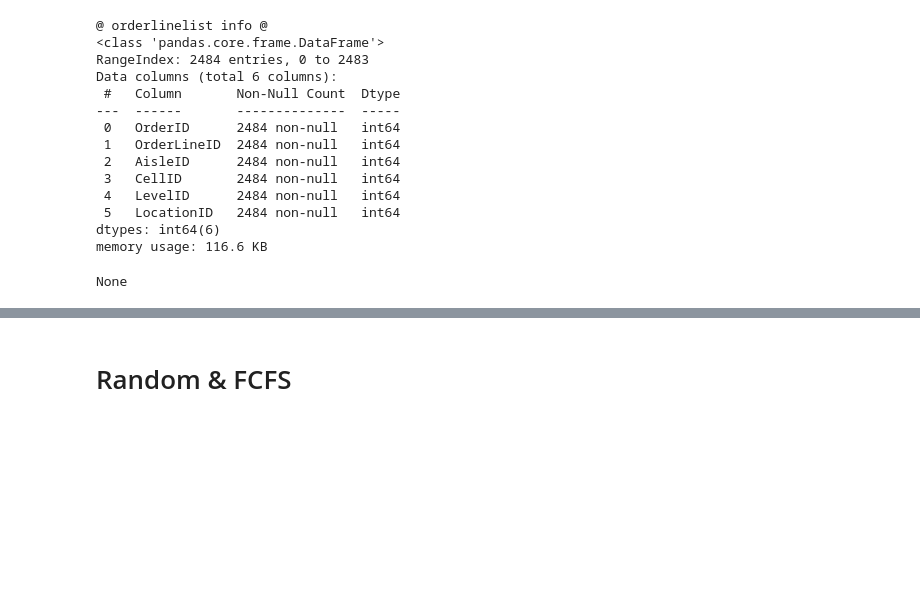
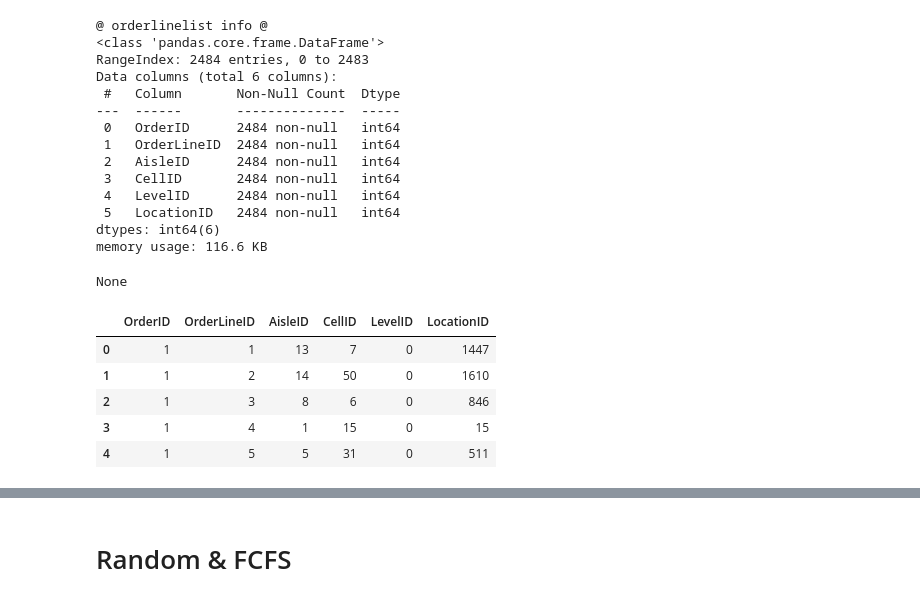
Before and after one commit to GritGlass/ML-DL, a Jupyter notebook: Python/Paper/order_batching_optimization/data_preprocessing.ipynb, the cells around one changed output, grey strips where cells are left out. Drawn from its saved outputs; the diff is of its cells as text; code cells hidden in the pictures; blank space fills up the shorter version.

```diff
--- a/Python/Paper/order_batching_optimization/data_preprocessing.ipynb
+++ b/Python/Paper/order_batching_optimization/data_preprocessing.ipynb
@@ -85,3 +85,12 @@ Data columns (total 6 columns):
 dtypes: int64(6)
 memory usage: 116.6 KB
 None
+# %%
+orderlinelist.head()
+# %% [output]
+|  | OrderID | OrderLineID | AisleID | CellID | LevelID | LocationID |
+| 0 | 1 | 1 | 13 | 7 | 0 | 1447 |
+| 1 | 1 | 2 | 14 | 50 | 0 | 1610 |
+| 2 | 1 | 3 | 8 | 6 | 0 | 846 |
+| 3 | 1 | 4 | 1 | 15 | 0 | 15 |
+| 4 | 1 | 5 | 5 | 31 | 0 | 511 |
```
Also changed, not shown: parts of 9 cells of this notebook.
